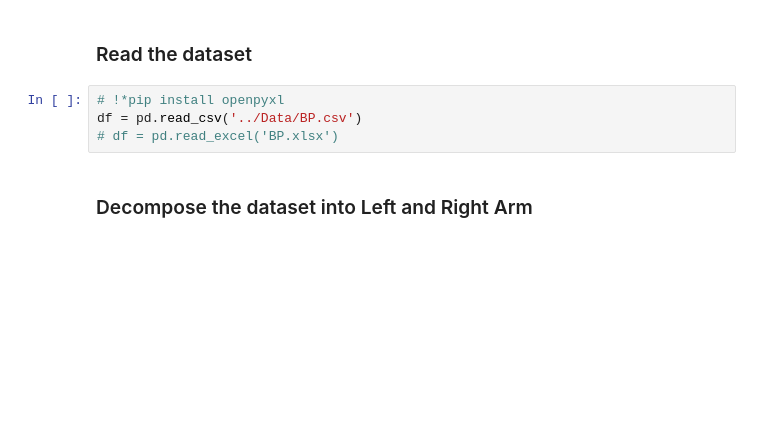
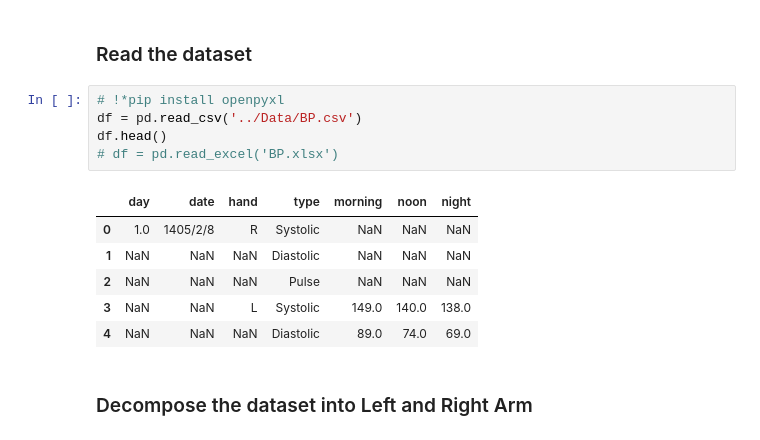
Before and after one commit to pouniq/BloodPressure_Analytics, a Jupyter notebook: Notebooks/EDA.ipynb, the cells around one changed output. Saved outputs shown, nothing was run; the diff lists cells and outputs as text; blank space fills up the shorter version.

```diff
--- a/Notebooks/EDA.ipynb
+++ b/Notebooks/EDA.ipynb
@@ -26,7 +23,15 @@ ImportError: cannot import name 'average_melt' from 'StatMelt' (/Users/pouniq/Bl
 # %%
 # !*pip install openpyxl
 df = pd.read_csv('../Data/BP.csv')
+df.head()
 # df = pd.read_excel('BP.xlsx')
+# %% [output]
+|  | day | date | hand | type | morning | noon | night |
+| 0 | 1.0 | 1405/2/8 | R | Systolic | NaN | NaN | NaN |
+| 1 | NaN | NaN | NaN | Diastolic | NaN | NaN | NaN |
+| 2 | NaN | NaN | NaN | Pulse | NaN | NaN | NaN |
+| 3 | NaN | NaN | L | Systolic | 149.0 | 140.0 | 138.0 |
+| 4 | NaN | NaN | NaN | Diastolic | 89.0 | 74.0 | 69.0 |
 # %% [markdown]
 ### Decompose the dataset into Left and Right Arm
 # %%
```
Also changed, not shown: parts of 7 cells of this notebook, 4 other files.
